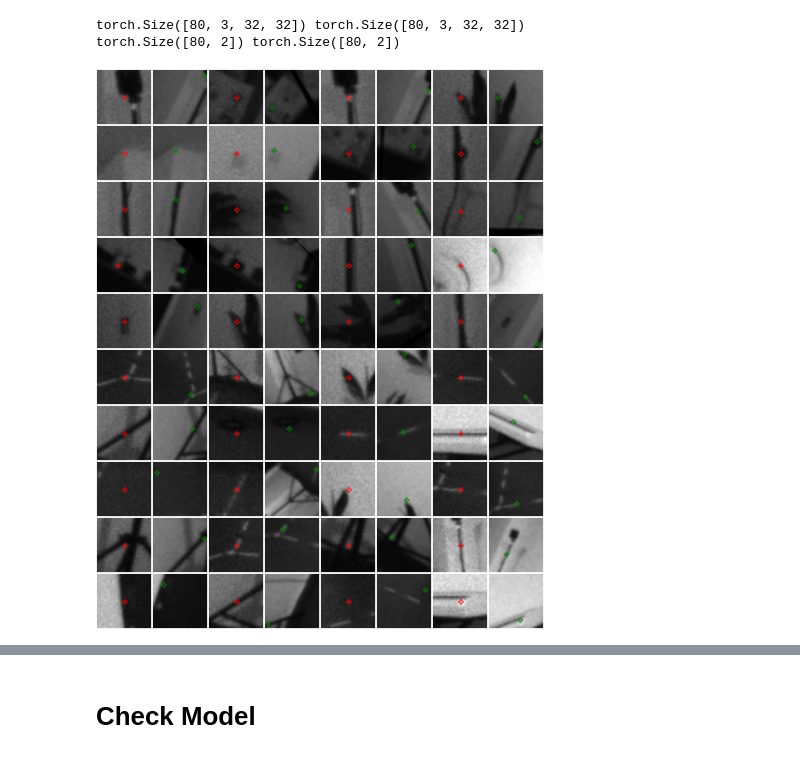
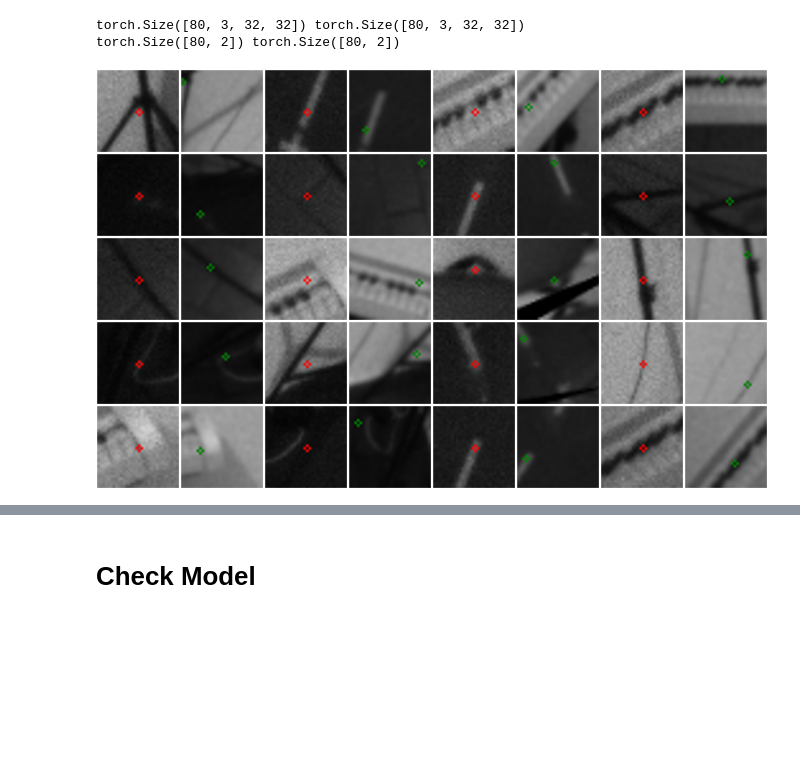
Before and after one commit to pranav-ap/keypoint_matcher, a Jupyter notebook: notebooks/eda.ipynb, the cells around one changed output, grey strips where cells are left out. Saved outputs shown, nothing was run; the diff lists cells and outputs as text; code cells hidden in the pictures; blank space fills up the shorter version.

```diff
--- a/notebooks/eda.ipynb
+++ b/notebooks/eda.ipynb
@@ -38,12 +41,12 @@ torch.Size([80, 2]) torch.Size([80, 2])
 # %%
 from utils import show_batch
 
 show_batch(
     reference_patches, target_patches,
     patch_level_reference_coords, patch_level_target_coords,
-    limit_count=40,
+    limit_count=20,
     n_columns=4,
 )
 # %% [output]
-[figure, old version]
+[figure, new version]
 # %%
```
Also changed, not shown: parts of 8 cells of this notebook, 11 other files.
